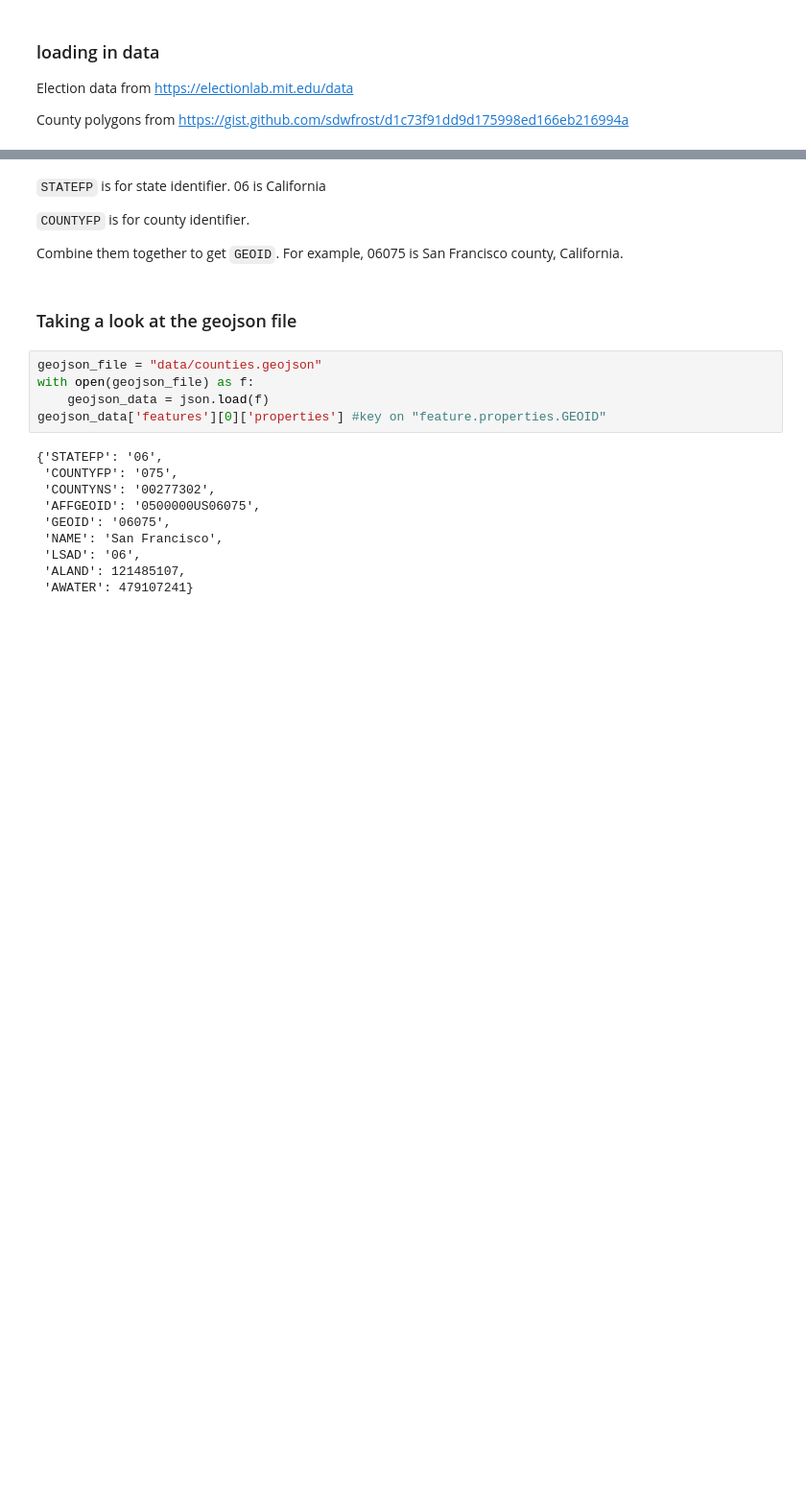
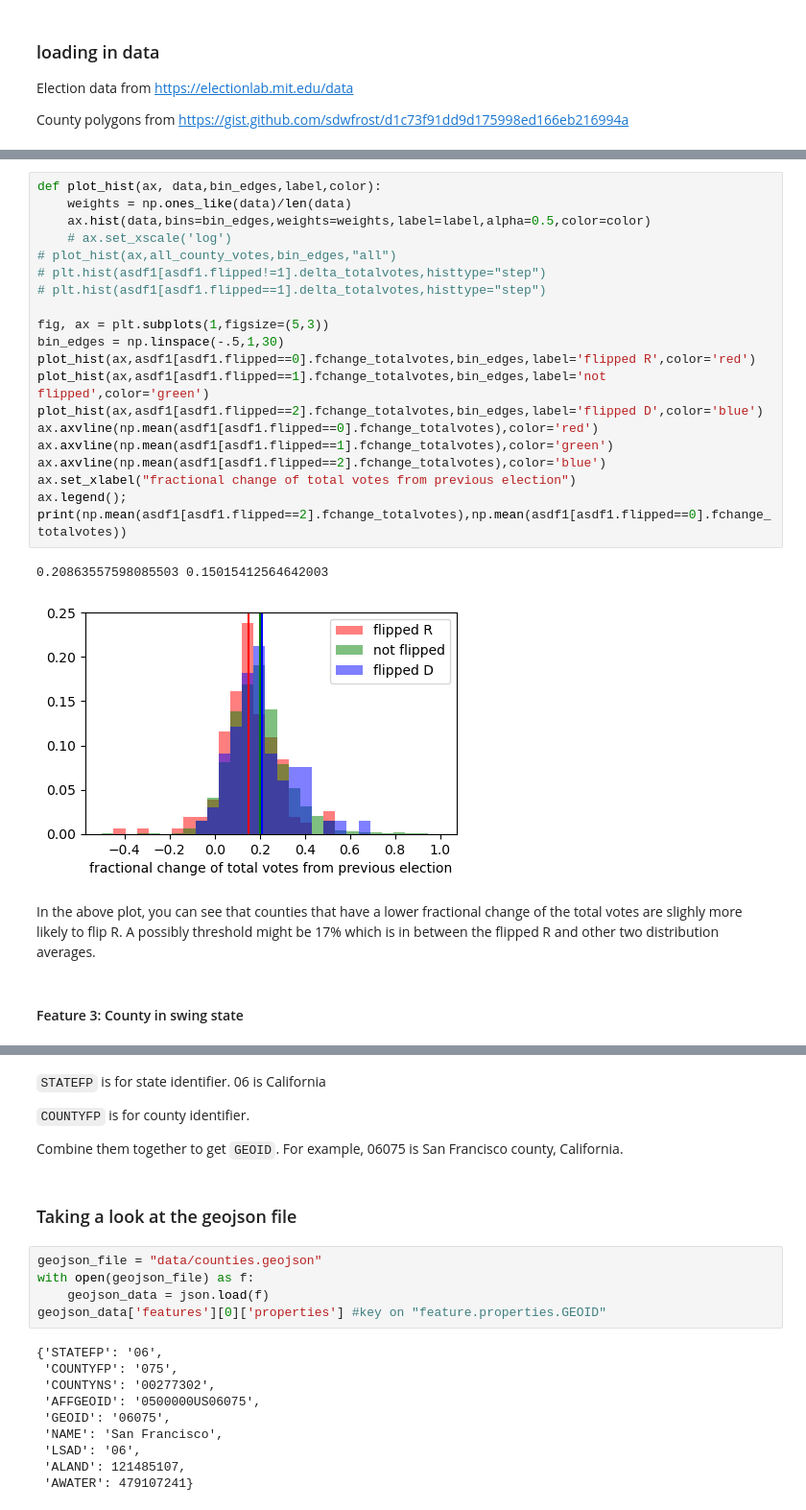
Before and after one commit to bayu-wilson/county_election_prediction, a Jupyter notebook: Untitled.ipynb, the cells around one changed output, grey strips where cells are left out. Shown at 96% size. Saved outputs shown, nothing was run; the diff lists cells and outputs as text; blank space fills up the shorter version.

```diff
--- a/Untitled.ipynb
+++ b/Untitled.ipynb
@@ -39,0 +113,27 @@ df_winners_year_i
+# %%
+def plot_hist(ax, data,bin_edges,label,color):
+    weights = np.ones_like(data)/len(data)
+    ax.hist(data,bins=bin_edges,weights=weights,label=label,alpha=0.5,color=color)
+    # ax.set_xscale('log')
+# plot_hist(ax,all_county_votes,bin_edges,"all")
+# plt.hist(asdf1[asdf1.flipped!=1].delta_totalvotes,histtype="step")
+# plt.hist(asdf1[asdf1.flipped==1].delta_totalvotes,histtype="step")
+
+fig, ax = plt.subplots(1,figsize=(5,3))
+bin_edges = np.linspace(-.5,1,30)
+plot_hist(ax,asdf1[asdf1.flipped==0].fchange_totalvotes,bin_edges,label='flipped R',color='red')
+plot_hist(ax,asdf1[asdf1.flipped==1].fchange_totalvotes,bin_edges,label='not flipped',color='green')
+plot_hist(ax,asdf1[asdf1.flipped==2].fchange_totalvotes,bin_edges,label='flipped D',color='blue')
+ax.axvline(np.mean(asdf1[asdf1.flipped==0].fchange_totalvotes),color='red')
+ax.axvline(np.mean(asdf1[asdf1.flipped==1].fchange_totalvotes),color='green')
+ax.axvline(np.mean(asdf1[asdf1.flipped==2].fchange_totalvotes),color='blue')
+ax.set_xlabel("fractional change of total votes from previous election")
+ax.legend();
+print(np.mean(asdf1[asdf1.flipped==2].fchange_totalvotes),np.mean(asdf1[asdf1.flipped==0].fchange_totalvotes))
+# %% [output]
+0.20863557598085503 0.15015412564642003
+[figure, added]
+# %% [markdown]
+In the above plot, you can see that counties that have a lower fractional change of the total votes are slighly more likely to flip R. A possibly threshold might be 17% which is in between the flipped R and other two distribution averages.
+# %% [markdown]
+#### Feature 3: County in swing state
```
Also changed, not shown: parts of 81 cells of this notebook.
